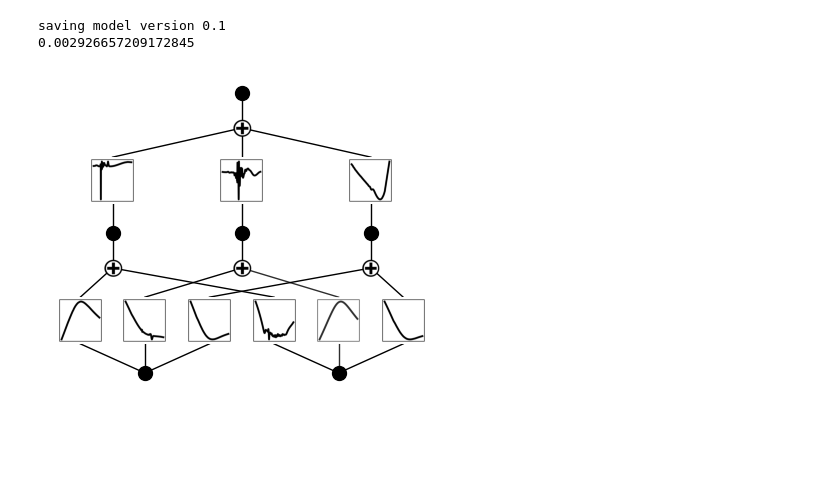
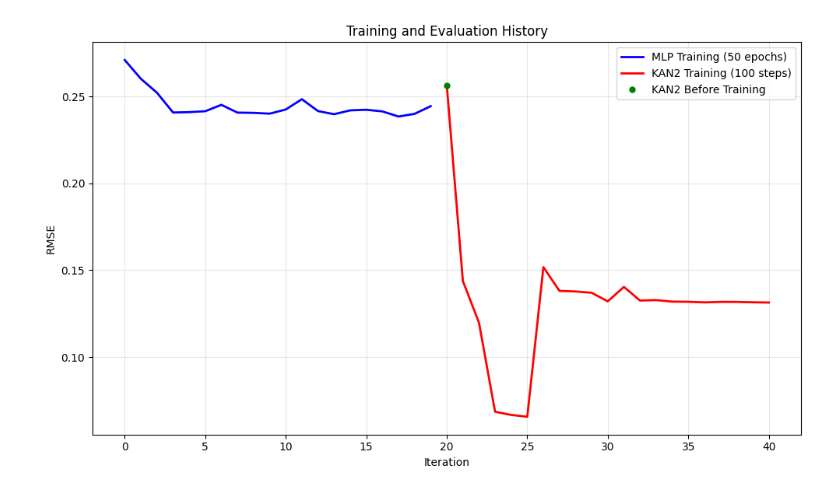
Before and after one commit to MGTUc/KANinitialization, a Jupyter notebook: kan/initializationExperiments/KANtoMLP.ipynb, the cells around one changed output. Cells and saved outputs as stored; diff of their text form; code cells hidden in the pictures; blank space fills up the shorter version.

```diff
--- a/kan/initializationExperiments/KANtoMLP.ipynb
+++ b/kan/initializationExperiments/KANtoMLP.ipynb
@@ -143,14 +107,23 @@ weight: tensor([[-0.4316]], grad_fn=<SliceBackward0>), bias: tensor([[-0.1653]],
-# %%
-dataset1 = {'train_input':X_kan, 'train_label':y_kan, 'test_input': X_kan, 'test_label':y_kan}
-# f = lambda x: torch.exp(torch.sin(torch.pi*x[:,[0]]) + x[:,[1]]**2)
-# dataset = create_dataset(f, n_var=2, device=device)
-kan2(dataset1['train_input'])
-kan2.fit(dataset1, opt="LBFGS", steps=20, lamb=0.01)
-kan2.plot(beta=100)
-y_kan2_pred_afterFit = kan2(X_kan).detach()
-print(mean_squared_error(y_kan.numpy(), y_kan2_pred_afterFit.numpy()))
-# %% [output]
-saving model version 0.1
-0.002926657209172845
-[figure, removed]
+# %%
+kanLossHistory = [x.item() for x in kanFitLoss['test_loss']]
+full_history = [*rmse_history, kan2_rmse, *kanLossHistory]
+import matplotlib.pyplot as plt
+# Create the plot with different colors for different segments
+fig, ax = plt.subplots(figsize=(10, 6))
+
+ax.plot(range(len(rmse_history)), rmse_history, color='blue', linewidth=2, label='MLP Training (50 epochs)')
+
+ax.plot(range(len(rmse_history), len(full_history)), [kan2_rmse, *kanLossHistory], color='red', linewidth=2, label='KAN2 Training (100 steps)')
+
+ax.plot(len(rmse_history), kan2_rmse, 'o', color='green', markersize=5, label='KAN2 Before Training')
+
+ax.set_xlabel('Iteration')
+ax.set_ylabel('RMSE')
+ax.set_title('Training and Evaluation History')
+ax.legend()
+ax.grid(True, alpha=0.3)
+plt.tight_layout()
+plt.show()
+# %% [output]
+[figure, added]
 # %%
```
Also changed, not shown: parts of 10 cells of this notebook, 26 other files.
